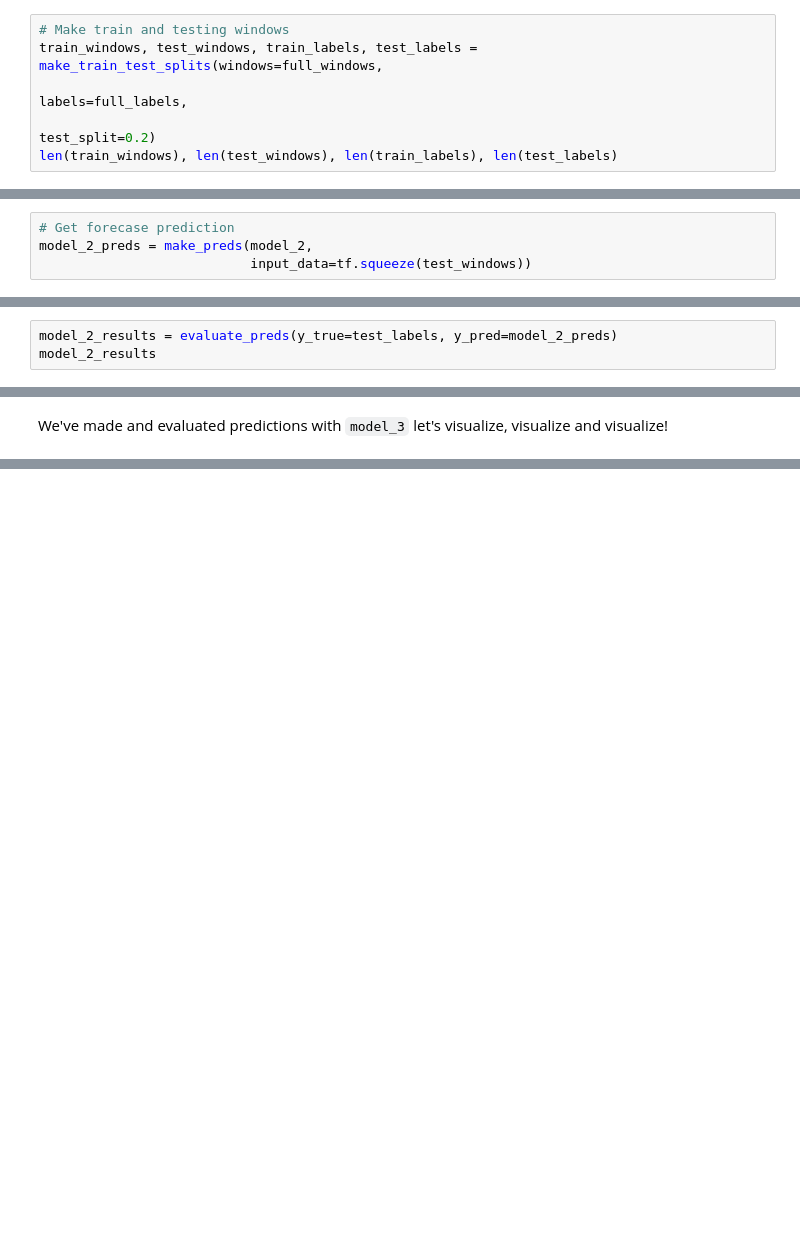
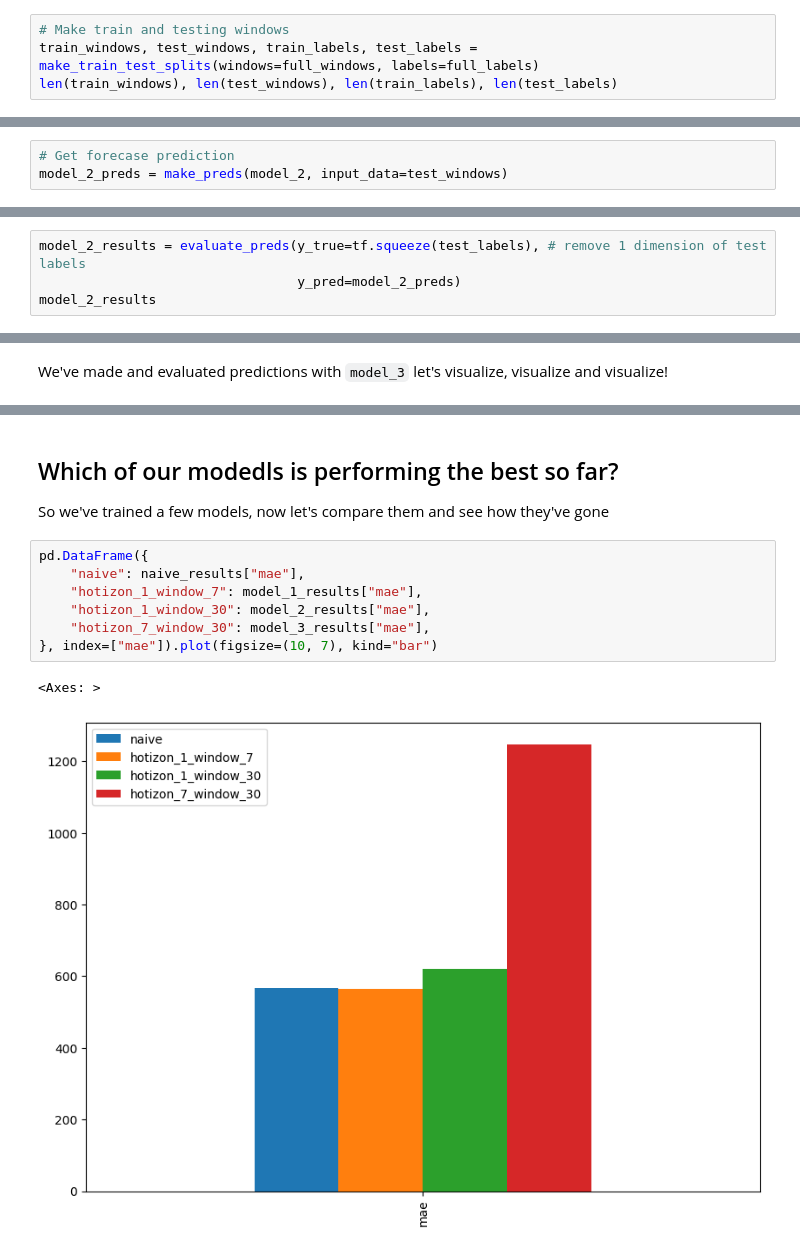
Before and after one commit to 21Ovi/BitPredict, a Jupyter notebook: BitPredict.ipynb, the cells around one changed output, grey strips where cells are left out. Drawn from its saved outputs; the diff is of its cells as text; blank space fills up the shorter version.

```diff
--- a/BitPredict.ipynb
+++ b/BitPredict.ipynb
@@ -758,9 +758,7 @@ len(full_windows), len(full_labels)
 (2757, 2757)
 # %%
 # Make train and testing windows
-train_windows, test_windows, train_labels, test_labels = make_train_test_splits(windows=full_windows,
-                                                                                labels=full_labels,
-                                                                                test_split=0.2)
+train_windows, test_windows, train_labels, test_labels = make_train_test_splits(windows=full_windows, labels=full_labels)
 len(train_windows), len(test_windows), len(train_labels), len(test_labels)
 # %% [output]
 (2205, 552, 2205, 552)
@@ -826,11 +823,11 @@ test_labels.shape
 (552, 1)
 # %%
 # Get forecase prediction
-model_2_preds = make_preds(model_2,
-                           input_data=tf.squeeze(test_windows))
+model_2_preds = make_preds(model_2, input_data=test_windows)
 # %% [output]
 18/18 [==============================] - 0s 2ms/step
 # %%
-model_2_results = evaluate_preds(y_true=test_labels, y_pred=model_2_preds)
+model_2_results = evaluate_preds(y_true=tf.squeeze(test_labels), # remove 1 dimension of test labels
+                                 y_pred=model_2_preds)
 model_2_results
 # %% [output]
@@ -1048,0 +1034,14 @@ plot_time_series(timesteps=X_test[-len(test_windows):], values=tf.reduce_mean(mo
+# %% [markdown]
+## Which of our modedls is performing the best so far?
+
+So we've trained a few models, now let's compare them and see how they've gone
+# %%
+pd.DataFrame({
+    "naive": naive_results["mae"],
+    "hotizon_1_window_7": model_1_results["mae"],
+    "hotizon_1_window_30": model_2_results["mae"],
+    "hotizon_7_window_30": model_3_results["mae"],
+}, index=["mae"]).plot(figsize=(10, 7), kind="bar")
+# %% [output]
+<Axes: >
+[figure, added]
```
Also changed, not shown: parts of 22 cells of this notebook.
